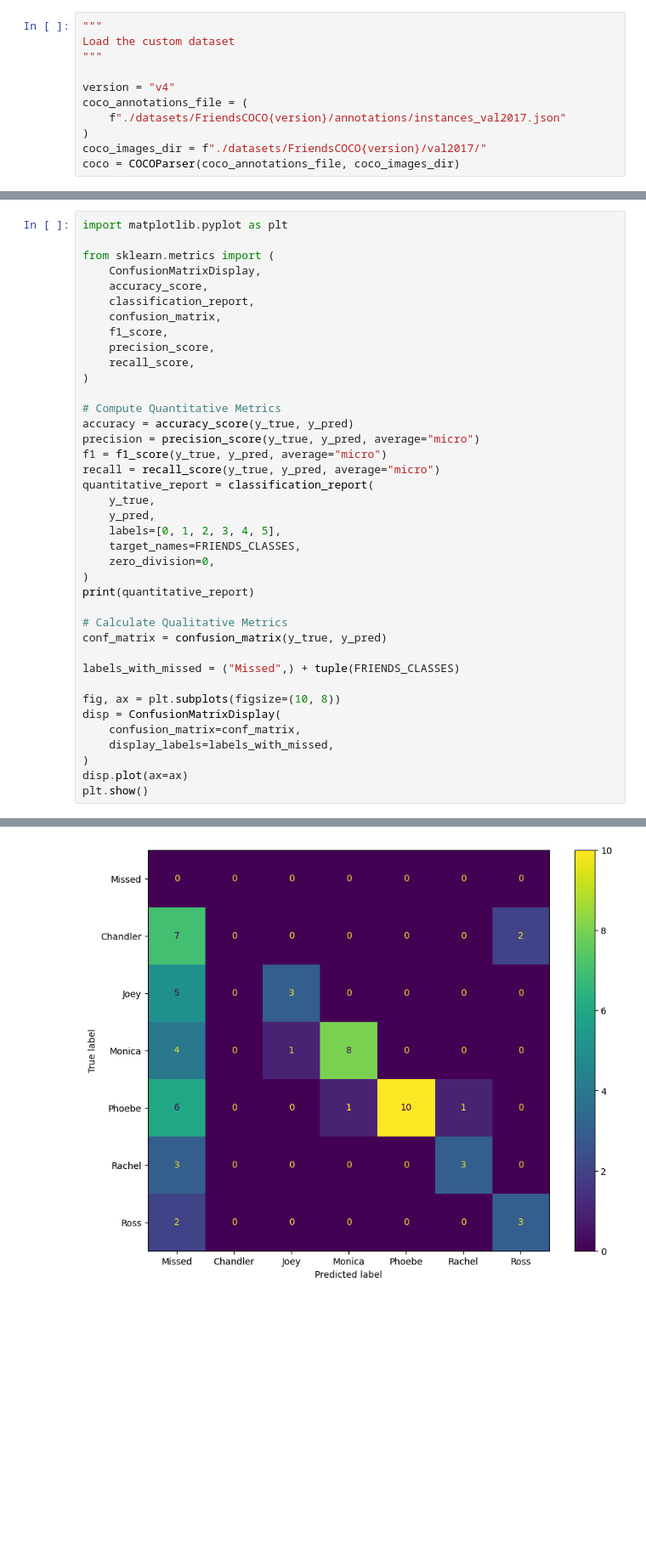
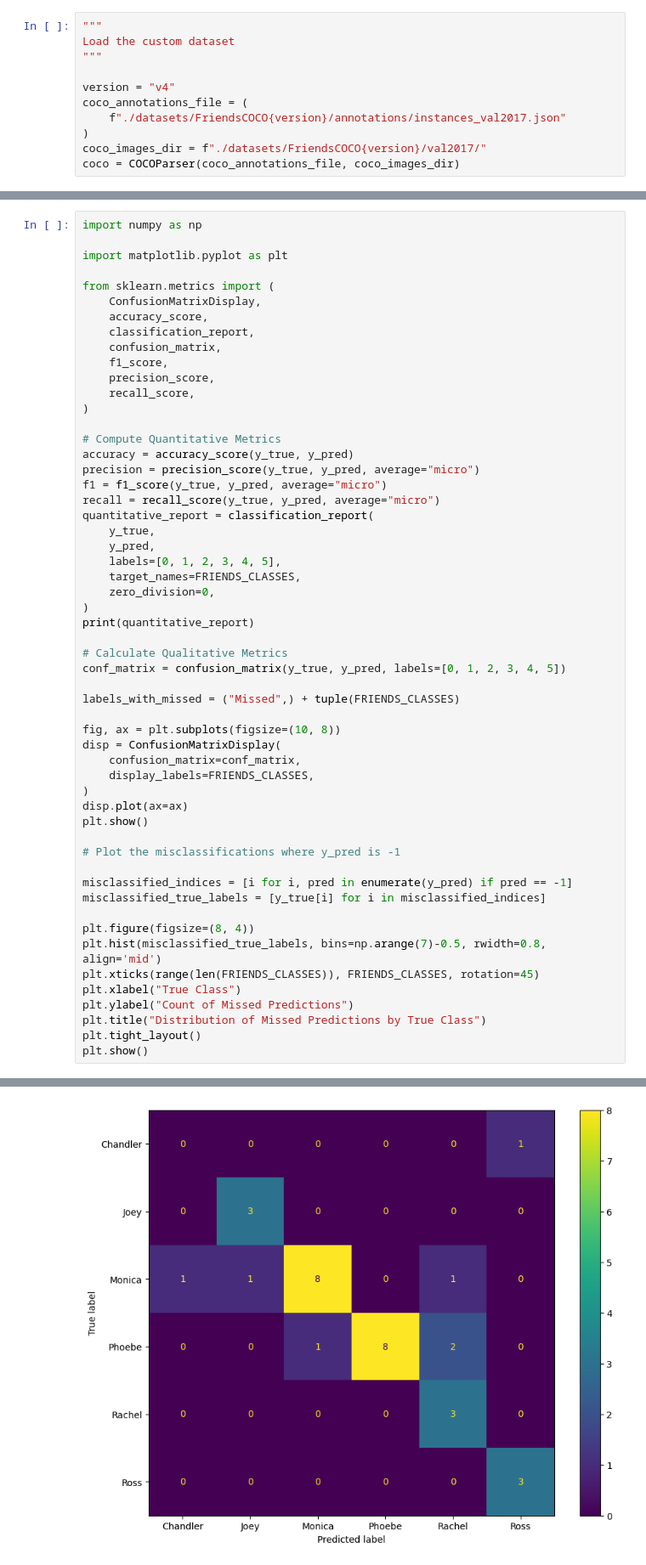
Before and after one commit to dnoliver/YOLOX, a Jupyter notebook: metrics.ipynb, the cells around one changed output, grey strips where cells are left out. Shown at 85% size. Saved outputs shown, nothing was run; the diff lists cells and outputs as text; blank space fills up the shorter version.

Commit message:
Update Metrics
* Present misclassification in a different chart

```diff
--- a/metrics.ipynb
+++ b/metrics.ipynb
@@ -332,4 +337,6 @@ Rachel: 86.4%
 # %%
+import numpy as np
+
 import matplotlib.pyplot as plt
 
 from sklearn.metrics import (
@@ -357,17 +364,31 @@ quantitative_report = classification_report(
 print(quantitative_report)
 
 # Calculate Qualitative Metrics
-conf_matrix = confusion_matrix(y_true, y_pred)
+conf_matrix = confusion_matrix(y_true, y_pred, labels=[0, 1, 2, 3, 4, 5])
 
 labels_with_missed = ("Missed",) + tuple(FRIENDS_CLASSES)
 
 fig, ax = plt.subplots(figsize=(10, 8))
 disp = ConfusionMatrixDisplay(
     confusion_matrix=conf_matrix,
-    display_labels=labels_with_missed,
+    display_labels=FRIENDS_CLASSES,
 )
 disp.plot(ax=ax)
 plt.show()
+
+# Plot the misclassifications where y_pred is -1
+
+misclassified_indices = [i for i, pred in enumerate(y_pred) if pred == -1]
+misclassified_true_labels = [y_true[i] for i in misclassified_indices]
+
+plt.figure(figsize=(8, 4))
+plt.hist(misclassified_true_labels, bins=np.arange(7)-0.5, rwidth=0.8, align='mid')
+plt.xticks(range(len(FRIENDS_CLASSES)), FRIENDS_CLASSES, rotation=45)
+plt.xlabel("True Class")
+plt.ylabel("Count of Missed Predictions")
+plt.title("Distribution of Missed Predictions by True Class")
+plt.tight_layout()
+plt.show()
 # %% [output]
               precision    recall  f1-score   support
 
@@ -384 +405 @@ weighted avg       0.73      0.46      0.56        59
-[figure, old version]
+[figure, new version]
```
Also changed, not shown: parts of 4 cells of this notebook.
